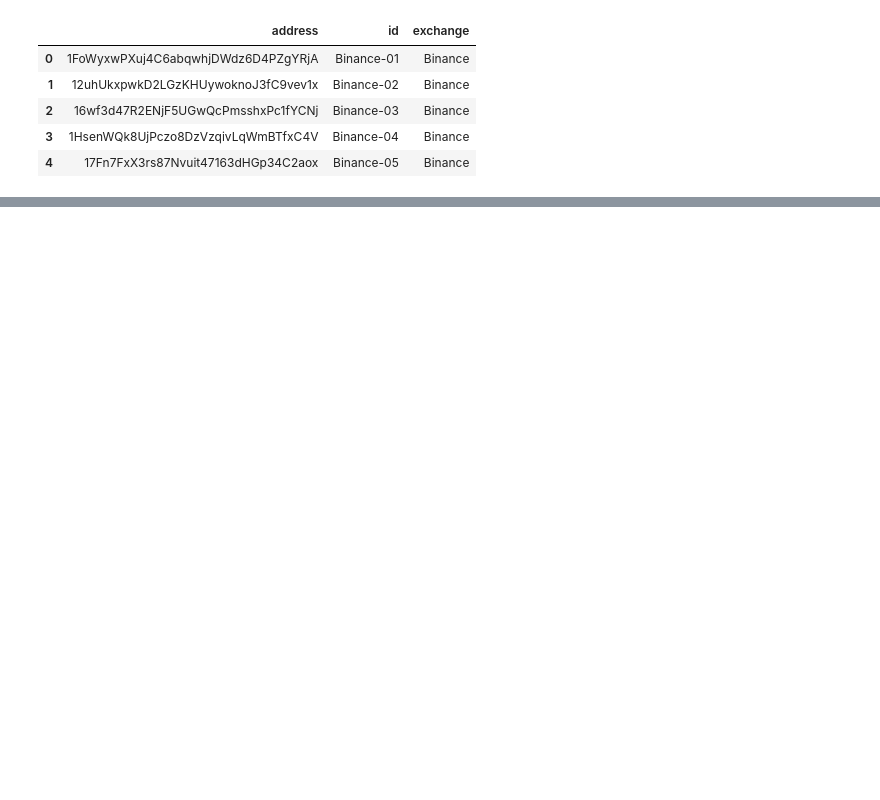
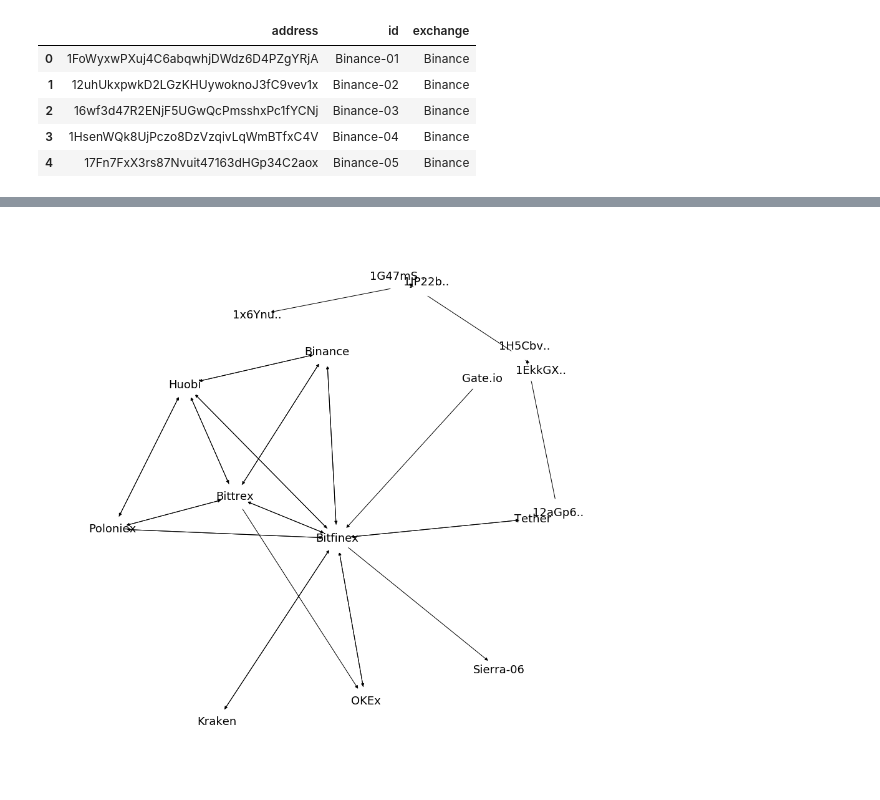
Before and after one commit to hs2973/tether-analysis, a Jupyter notebook: tether.ipynb, the cells around one changed output, grey strips where cells are left out. Drawn from its saved outputs; the diff is of its cells as text; code cells hidden in the pictures; blank space fills up the shorter version.

```diff
--- a/tether.ipynb
+++ b/tether.ipynb
@@ -42,0 +92,12 @@ addresses_df.head()
+# %%
+h = g[['sending_exchange', 'reference_exchange', 'total']] \
+    .groupby(['sending_exchange', 'reference_exchange']) \
+    .sum().reset_index()
+# %%
+H = nx.from_pandas_edgelist(h, 'sending_exchange', 'reference_exchange', ['total'], create_using=nx.DiGraph())
+# %%
+plt.figure(1, figsize=(12,12))
+nx.draw_kamada_kawai(H, with_labels=True, font_size=18, node_color="white", node_size=2000)
+plt.show()
+# %% [output]
+[figure, added]
```
Also changed, not shown: parts of 14 cells of this notebook.
